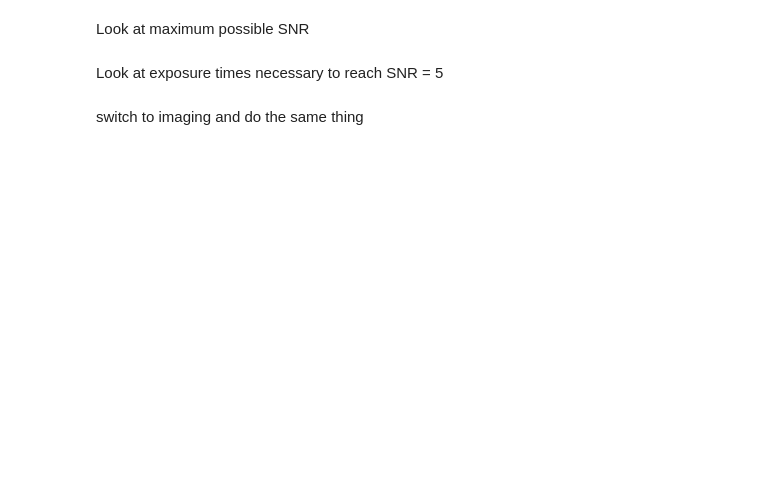
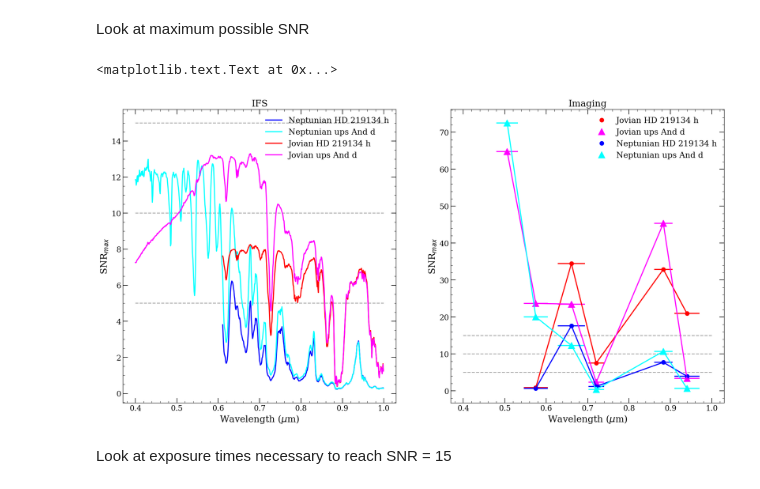
Before and after one commit to blacy/direct-imaging-sims, a Jupyter notebook: WFIRST_SIM/example_SNR_calcs.ipynb, the cells around one changed output. Drawn from its saved outputs; the diff is of its cells as text; code cells hidden in the pictures; blank space fills up the shorter version.

```diff
--- a/WFIRST_SIM/example_SNR_calcs.ipynb
+++ b/WFIRST_SIM/example_SNR_calcs.ipynb
@@ -49,6 +202,80 @@ Look at SNR as a function of time
 # %% [markdown]
 Look at maximum possible SNR
+# %%
+HD_h.update(mu.cbe_spc_pars)
+upsAnd_d.update(mu.cbe_spc_pars)
+
+plt.figure(figsize=(20.0, 10.0))
+ax=plt.subplot(1,2,1)
+wavelengths = np.arange(0.4,1.0,0.001)
+HD_h.update({'chromo':0.0,'meth':0.0})
+HD_h.update({'Ag':hpm.juneper_Agfunc(HD_h['chromo'],HD_h['meth'])})
+rp, rz, rs, rd, rcic, rr, rn = snr_ifs.calc_rates(wavelengths, HD_h)
+neptune_max_HD_h = rp/(HD_h['fpp']*rs)
+HD_h.update({'chromo':1.0,'meth':1.0})
+HD_h.update({'Ag':hpm.juneper_Agfunc(HD_h['chromo'],HD_h['meth'])})
+rp, rz, rs, rd, rcic, rr, rn = snr_ifs.calc_rates(wavelengths, HD_h)
+jupiter_max_HD_h = rp/(HD_h['fpp']*rs)
+
+upsAnd_d.update({'chromo':0.0,'meth':0.0})
+upsAnd_d.update({'Ag':hpm.juneper_Agfunc(upsAnd_d['chromo'],upsAnd_d['meth'])})
+rp, rz, rs, rd, rcic, rr, rn = snr_ifs.calc_rates(wavelengths, upsAnd_d)
+neptune_max_upsAnd = rp/(upsAnd_d['fpp']*rs)
+upsAnd_d.update({'chromo':1.0,'meth':1.0})
+upsAnd_d.update({'Ag':hpm.juneper_Agfunc(upsAnd_d['chromo'],upsAnd_d['meth'])})
+rp, rz, rs, rd, rcic, rr, rn = snr_ifs.calc_rates(wavelengths, upsAnd_d)
+jupiter_max_upsAnd = rp/(upsAnd_d['fpp']*rs)
+
+plt.plot(wavelengths,neptune_max_HD_h,color='blue',label='Neptunian HD 219134 h')
+plt.plot(wavelengths,neptune_max_upsAnd,color='cyan',label='Neptunian ups And d')
+plt.plot(wavelengths,jupiter_max_HD_h,color='red',label='Jovian HD 219134 h')
+plt.plot(wavelengths,jupiter_max_upsAnd,color='magenta',label='Jovian ups And d')
+plt.hlines([5.0,10.0,15.0],0.4,1.0,linestyle='--',linewidth=1,color='grey')
+plt.legend(frameon=False,fontsize=15)
+ax.set_title('IFS',fontsize=17)
+plt.ylabel('SNR$_{max}$',fontsize=17)
+plt.xlabel('Wavelength ($\mu$m)',fontsize=17)
+
+
+ax = plt.subplot(1,2,2)
+HD_h.update(mu.cbe_hlc_pars)
+upsAnd_d.update(mu.cbe_hlc_pars)
+
+HD_h_rates,upsAnd_d_rates = [],[]
+for wavelengths in imagingbands:
+    HD_h_rates.append(snr_im.calc_rates(wavelengths, HD_h))
+    upsAnd_d_rates.append(snr_im.calc_rates(wavelengths, upsAnd_d))
+HD_h_rates,upsAnd_d_rates=np.array(HD_h_rates),np.array(upsAnd_d_rates)
+HD_h_snrmax = HD_h_rates[:,0]/(HD_h['fpp']*HD_h_rates[:,2])
+upsAnd_d_snrmax = upsAnd_d_rates[:,0]/(upsAnd_d['fpp']*upsAnd_d_rates[:,2])
+plt.plot(centers,HD_h_snrmax,'r.',markersize=15,label='Jovian HD 219134 h')
+plt.errorbar(centers,HD_h_snrmax,xerr=np.array(centers)*np.array(widths)/200.0,color='red')
+plt.plot(centers,upsAnd_d_snrmax,'^',color='magenta',markersize=12,label='Jovian ups And d')
+plt.errorbar(centers,upsAnd_d_snrmax,xerr=np.array(centers)*np.array(widths)/200.0,color='magenta')
+
+HD_h.update({'chromo':0.0,'meth':0.0})
+HD_h.update({'Ag':hpm.juneper_Agfunc(HD_h['chromo'],HD_h['meth'])})
+upsAnd_d.update({'chromo':0.0,'meth':0.0})
+upsAnd_d.update({'Ag':hpm.juneper_Agfunc(upsAnd_d['chromo'],upsAnd_d['meth'])})
+HD_h_rates,upsAnd_d_rates = [],[]
+for wavelengths in imagingbands:
+    HD_h_rates.append(snr_im.calc_rates(wavelengths, HD_h))
+    upsAnd_d_rates.append(snr_im.calc_rates(wavelengths, upsAnd_d))
+HD_h_rates,upsAnd_d_rates=np.array(HD_h_rates),np.array(upsAnd_d_rates)
+HD_h_snrmax = HD_h_rates[:,0]/(HD_h['fpp']*HD_h_rates[:,2])
+upsAnd_d_snrmax = upsAnd_d_rates[:,0]/(upsAnd_d['fpp']*upsAnd_d_rates[:,2])
+plt.plot(centers,HD_h_snrmax,'.',color='b',markersize=15,label='Neptunian HD 219134 h')
+plt.errorbar(centers,HD_h_snrmax,xerr=np.array(centers)*np.array(widths)/200.0,color='blue')
+plt.plot(centers,upsAnd_d_snrmax,'^',color='cyan',markersize=12,label='Neptunian ups And d')
+plt.errorbar(centers,upsAnd_d_snrmax,xerr=np.array(centers)*np.array(widths)/200.0,color='cyan')
+
+plt.hlines([5.0,10.0,15.0],0.4,1.0,linestyle='--',linewidth=1,color='grey')
+plt.legend(frameon=False,fontsize=15)
+ax.set_title('Imaging',fontsize=17)
+plt.ylabel('SNR$_{max}$',fontsize=17)
+plt.xlabel('Wavelength ($\mu$m)',fontsize=17)
+# %% [output]
+<matplotlib.text.Text at 0x...>
+[figure, added]
 # %% [markdown]
-Look at exposure times necessary to reach SNR = 5
+Look at exposure times necessary to reach SNR = 15
-# %% [markdown]
-switch to imaging and do the same thing
```
Also changed, not shown: parts of 8 cells of this notebook.
